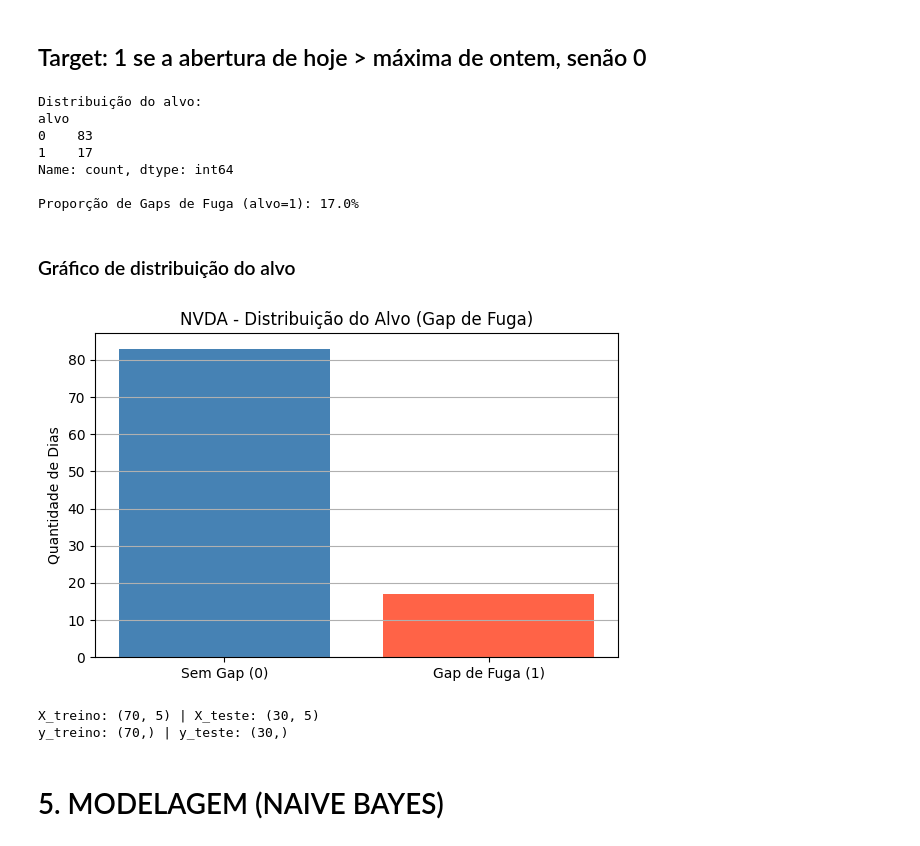
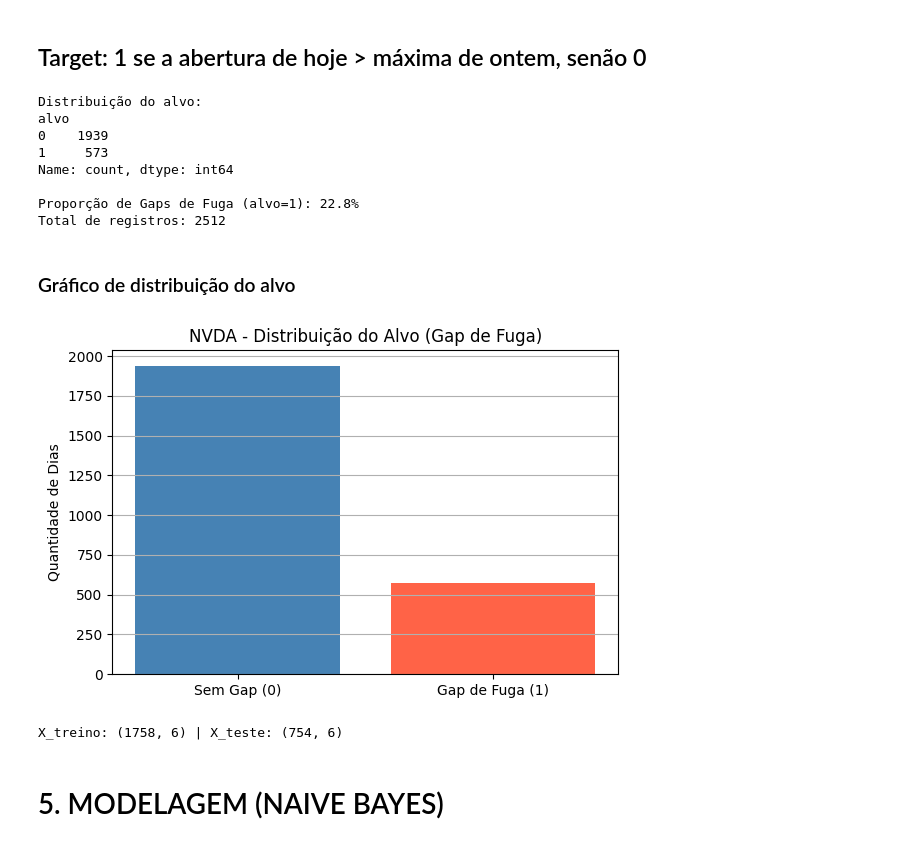
Before and after one commit to clarachence/prova_11_clara_chence, a Jupyter notebook: prova_11_clara_chence.ipynb, the cells around one changed output. Drawn from its saved outputs; the diff is of its cells as text; code cells hidden in the pictures.

Commit message:
Ajuste utilizando biblioteca yfinance

```diff
--- a/prova_11_clara_chence.ipynb
+++ b/prova_11_clara_chence.ipynb
@@ -36,0 +25,11 @@ Registros: 100 | Período: 2025-12-09 até 2026-05-04
+# %%
+simbolo = 'NVDA'
+raw = yf.Ticker(simbolo).history(period='10y')
+raw.index = raw.index.tz_localize(None)
+df = raw[['Open','High','Low','Close','Volume']].copy()
+df.columns = ['abertura', 'maxima', 'minima', 'fechamento', 'volume']
+df.index.name = 'Date'
+
+print(f"Dados carregados via yfinance")
+print(f"Registros: {len(df)} | Período: {df.index.min().date()} até {df.index.max().date()}")
+df.head()
@@ -133,5 +145,12 @@ plt.show()
 # 4. PREPARAÇÃO DOS DADOS
 # %% [markdown]
 ## Target: 1 se a abertura de hoje > máxima de ontem, senão 0
+# %%
+df['abertura_ontem']   = df['abertura'].shift(1)
+df['maxima_ontem']     = df['maxima'].shift(1)
+df['minima_ontem']     = df['minima'].shift(1)
+df['fechamento_ontem'] = df['fechamento'].shift(1)
+df['volume_ontem']     = df['volume'].shift(1)
+df['variacao_ontem']   = (df['fechamento'] - df['abertura']).shift(1)
 # %%
 df['alvo'] = np.where(df['abertura'] > df['maxima'].shift(1), 1, 0)
@@ -141,25 +159,28 @@ df = df.dropna()
 print("Distribuição do alvo:")
 print(df['alvo'].value_counts())
 print(f"\nProporção de Gaps de Fuga (alvo=1): {df['alvo'].mean()*100:.1f}%")
+print(f"Total de registros: {len(df)}")
 # %% [output]
 Distribuição do alvo:
 alvo
-0    83
-1    17
+0    1939
+1     573
 Name: count, dtype: int64
 
-Proporção de Gaps de Fuga (alvo=1): 17.0%
+Proporção de Gaps de Fuga (alvo=1): 22.8%
+Total de registros: 2512
 # %% [markdown]
 ### Gráfico de distribuição do alvo
 # %%
 plt.figure(figsize=(6, 4))
 contagem = df['alvo'].value_counts()
-plt.bar(['Sem Gap (0)', 'Gap de Fuga (1)'], contagem.values, color=['steelblue', 'tomato'])
+plt.bar(['Sem Gap (0)', 'Gap de Fuga (1)'], contagem.values,
+        color=['steelblue', 'tomato'])
 plt.title('NVDA - Distribuição do Alvo (Gap de Fuga)')
 plt.ylabel('Quantidade de Dias')
 plt.grid(axis='y')
 plt.tight_layout()
 plt.show()
 # %% [output]
-[figure, old version]
+[figure, new version]
 # %%
@@ -173,10 +197,8 @@ X_treino = scaler.fit_transform(X_treino)
 X_teste  = scaler.transform(X_teste)
 # %%
 print(f"X_treino: {X_treino.shape} | X_teste: {X_teste.shape}")
-print(f"y_treino: {y_treino.shape} | y_teste: {y_teste.shape}")
 # %% [output]
-X_treino: (70, 5) | X_teste: (30, 5)
-y_treino: (70,) | y_teste: (30,)
+X_treino: (1758, 6) | X_teste: (754, 6)
 # %% [markdown]
 # 5. MODELAGEM (NAIVE BAYES)
 # %%
```
Also changed, not shown: parts of 23 cells of this notebook.
